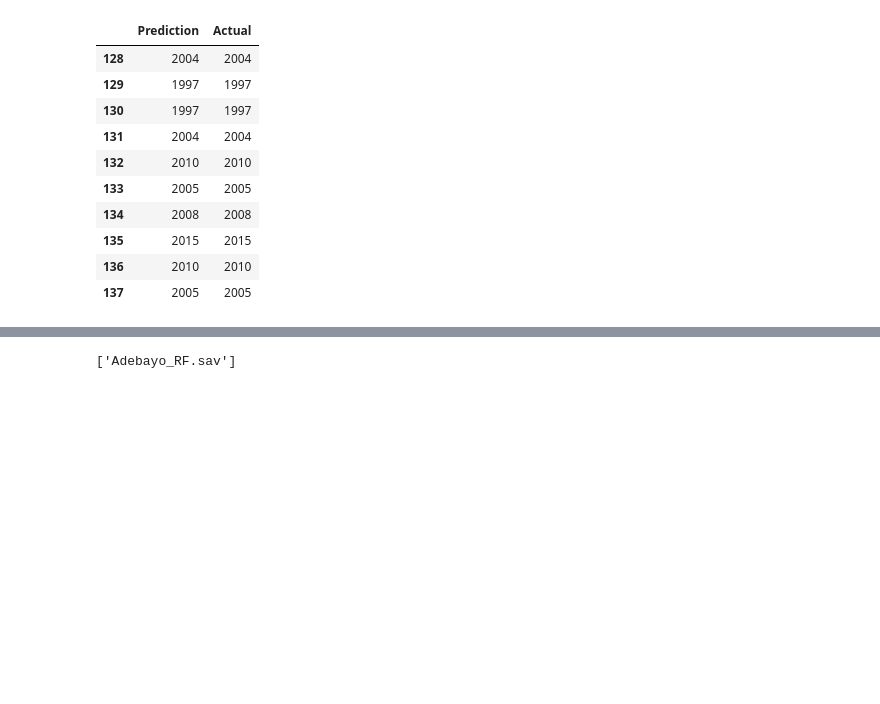
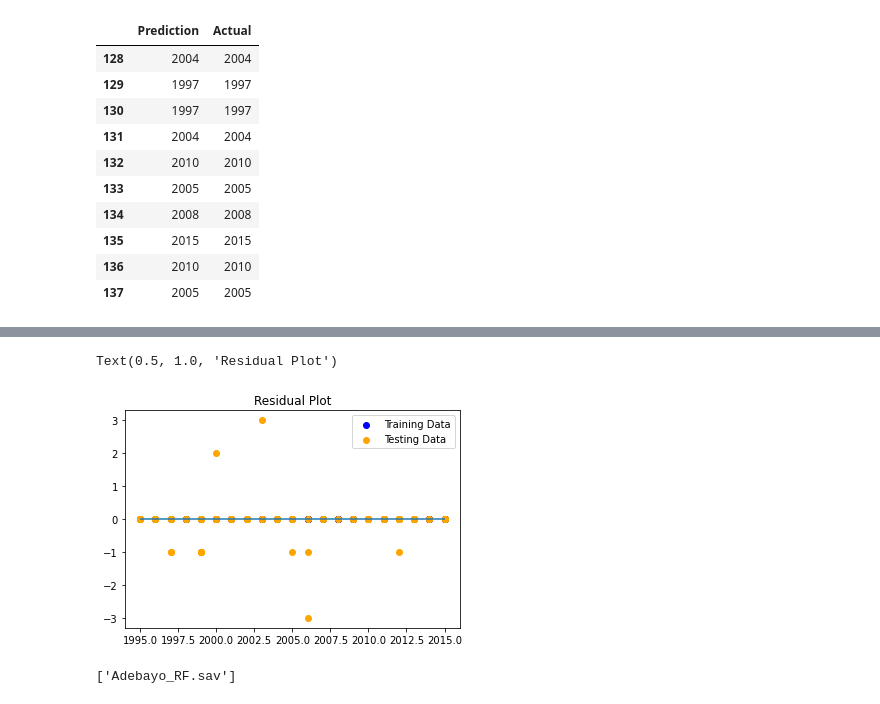
Before and after one commit to aadeba5/TEAM_CRASH, a Jupyter notebook: ML_starter_code_templates/model6.ipynb, the cells around one changed output, grey strips where cells are left out. Drawn from its saved outputs; the diff is of its cells as text; code cells hidden in the pictures; blank space fills up the shorter version.

```diff
--- a/ML_starter_code_templates/model6.ipynb
+++ b/ML_starter_code_templates/model6.ipynb
@@ -174,9 +174,12 @@ plt.show()
 # %%
-plt.scatter(model.predict(X_train), model.predict(X_train) - y_train, c="blue", label="Training Data")
-plt.scatter(model.predict(X_test), model.predict(X_test) - y_test, c="orange", label="Testing Data")
+plt.scatter(rf.predict(X_train), rf.predict(X_train) - y_train, c="blue", label="Training Data")
+plt.scatter(rf.predict(X_test), rf.predict(X_test) - y_test, c="orange", label="Testing Data")
 plt.legend()
 plt.hlines(y=0, xmin=y.min(), xmax=y.max())
 plt.title("Residual Plot")
+# %% [output]
+Text(0.5, 1.0, 'Residual Plot')
+[figure, added]
 # %%
 # from sklearn.metrics import classification_report
 # print(classification_report(y_test, predictions,
```
Also changed, not shown: parts of 4 cells of this notebook, 5 other files.
